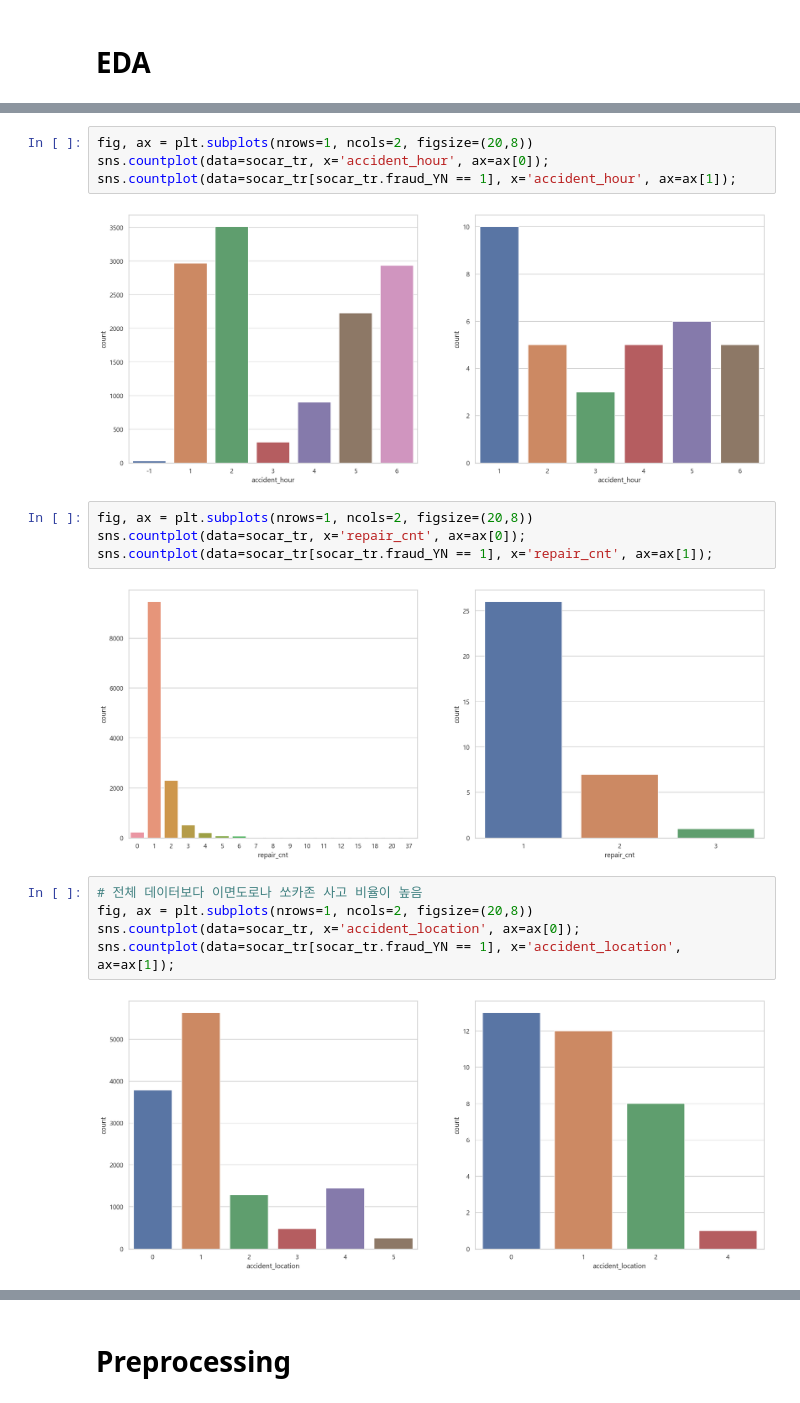
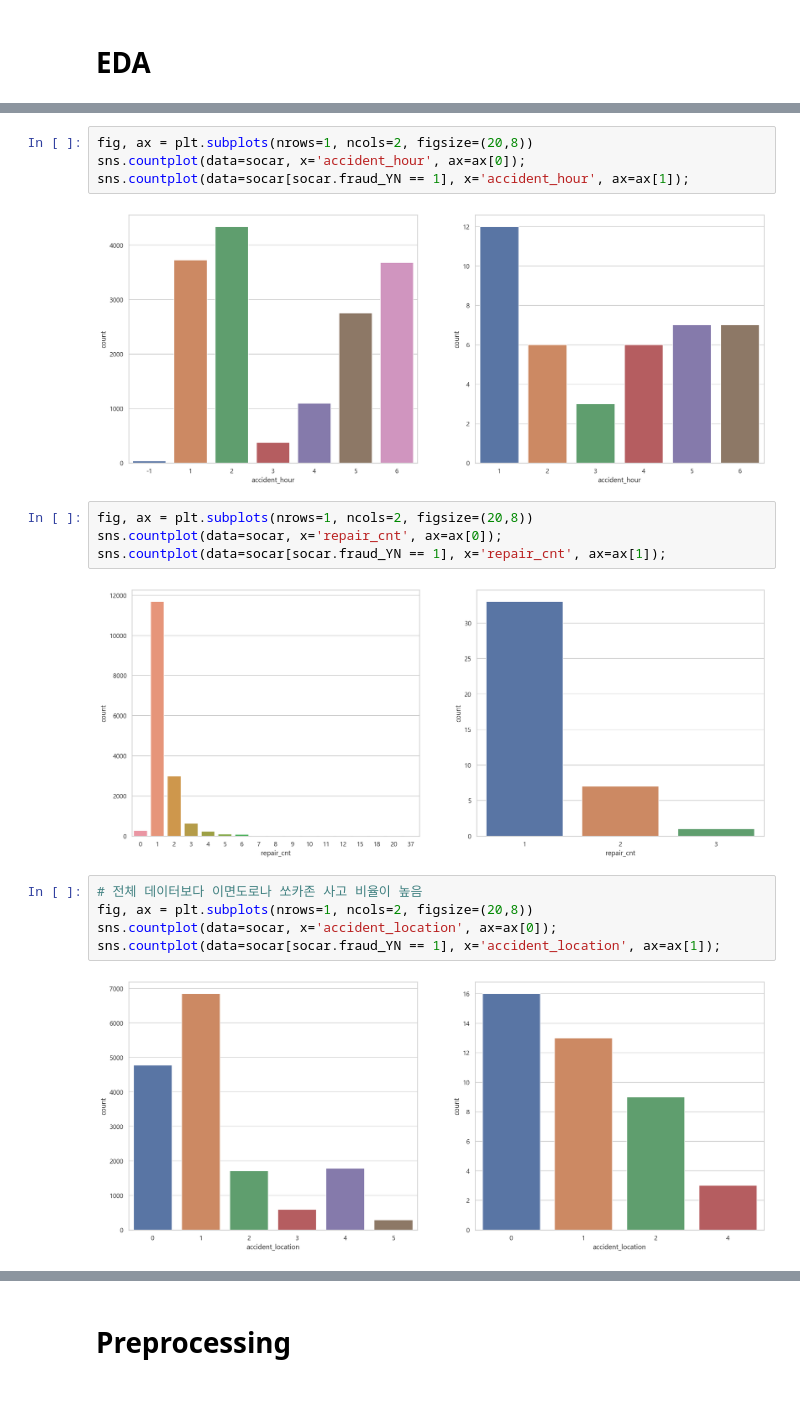
Before and after one commit to Yenabeam/dss_prjt_socar, a Jupyter notebook: 1. workspace/KSJ/socar_fraud_test_set.ipynb, the cells around one changed output, grey strips where cells are left out. Cells and saved outputs as stored; diff of their text form.

```diff
--- a/1. workspace/KSJ/socar_fraud_test_set.ipynb
+++ b/1. workspace/KSJ/socar_fraud_test_set.ipynb
@@ -56,20 +97,20 @@ sns.countplot(data=socar_tr[socar_tr.fraud_YN == 1], x='start_hour', ax=ax[1]);
 # %%
 fig, ax = plt.subplots(nrows=1, ncols=2, figsize=(20,8))
-sns.countplot(data=socar_tr, x='accident_hour', ax=ax[0]);
-sns.countplot(data=socar_tr[socar_tr.fraud_YN == 1], x='accident_hour', ax=ax[1]);
+sns.countplot(data=socar, x='accident_hour', ax=ax[0]);
+sns.countplot(data=socar[socar.fraud_YN == 1], x='accident_hour', ax=ax[1]);
 # %% [output]
-[figure, old version]
+[figure, new version]
 # %%
 fig, ax = plt.subplots(nrows=1, ncols=2, figsize=(20,8))
-sns.countplot(data=socar_tr, x='repair_cnt', ax=ax[0]);
-sns.countplot(data=socar_tr[socar_tr.fraud_YN == 1], x='repair_cnt', ax=ax[1]);
+sns.countplot(data=socar, x='repair_cnt', ax=ax[0]);
+sns.countplot(data=socar[socar.fraud_YN == 1], x='repair_cnt', ax=ax[1]);
 # %% [output]
-[figure, old version]
+[figure, new version]
 # %%
 # 전체 데이터보다 이면도로나 쏘카존 사고 비율이 높음
 fig, ax = plt.subplots(nrows=1, ncols=2, figsize=(20,8))
-sns.countplot(data=socar_tr, x='accident_location', ax=ax[0]);
-sns.countplot(data=socar_tr[socar_tr.fraud_YN == 1], x='accident_location', ax=ax[1]);
+sns.countplot(data=socar, x='accident_location', ax=ax[0]);
+sns.countplot(data=socar[socar.fraud_YN == 1], x='accident_location', ax=ax[1]);
 # %% [output]
-[figure, old version]
+[figure, new version]
 # %%
```
Also changed, not shown: parts of 42 cells of this notebook.
